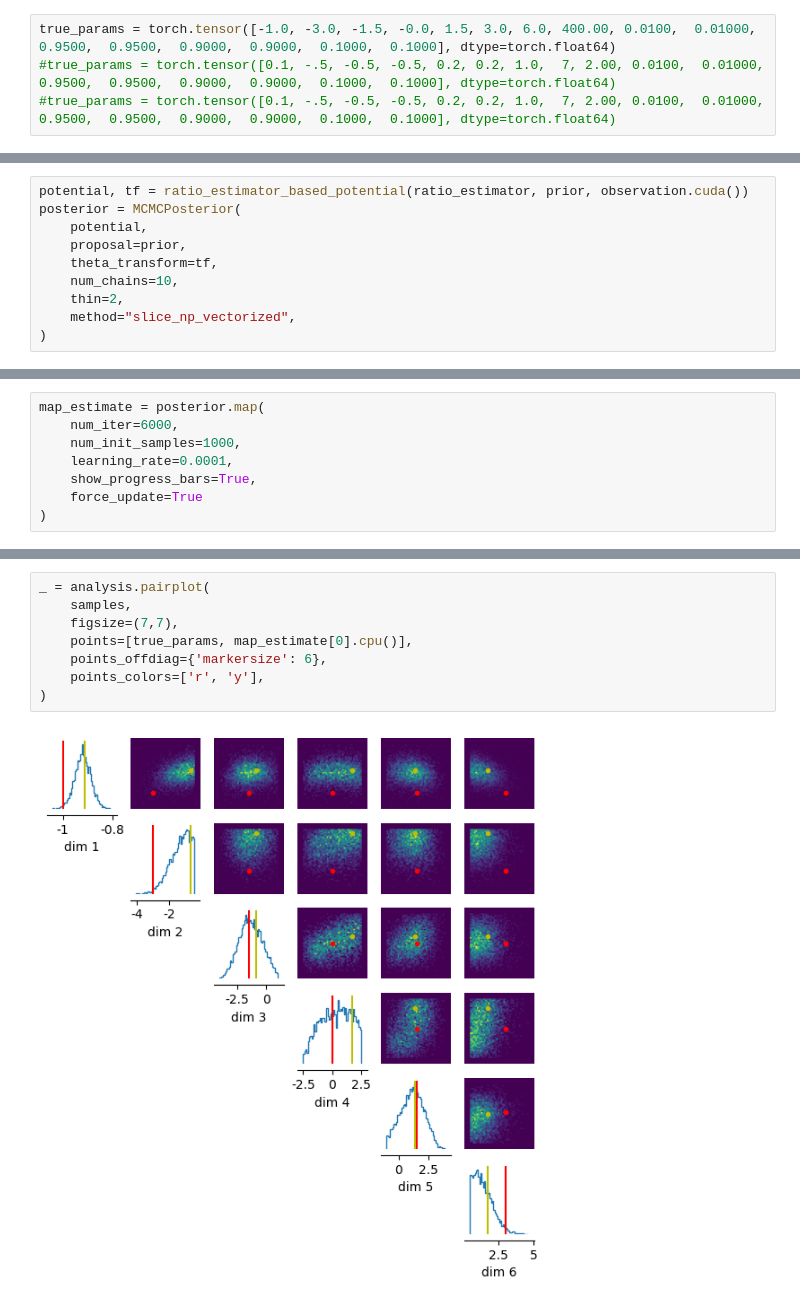
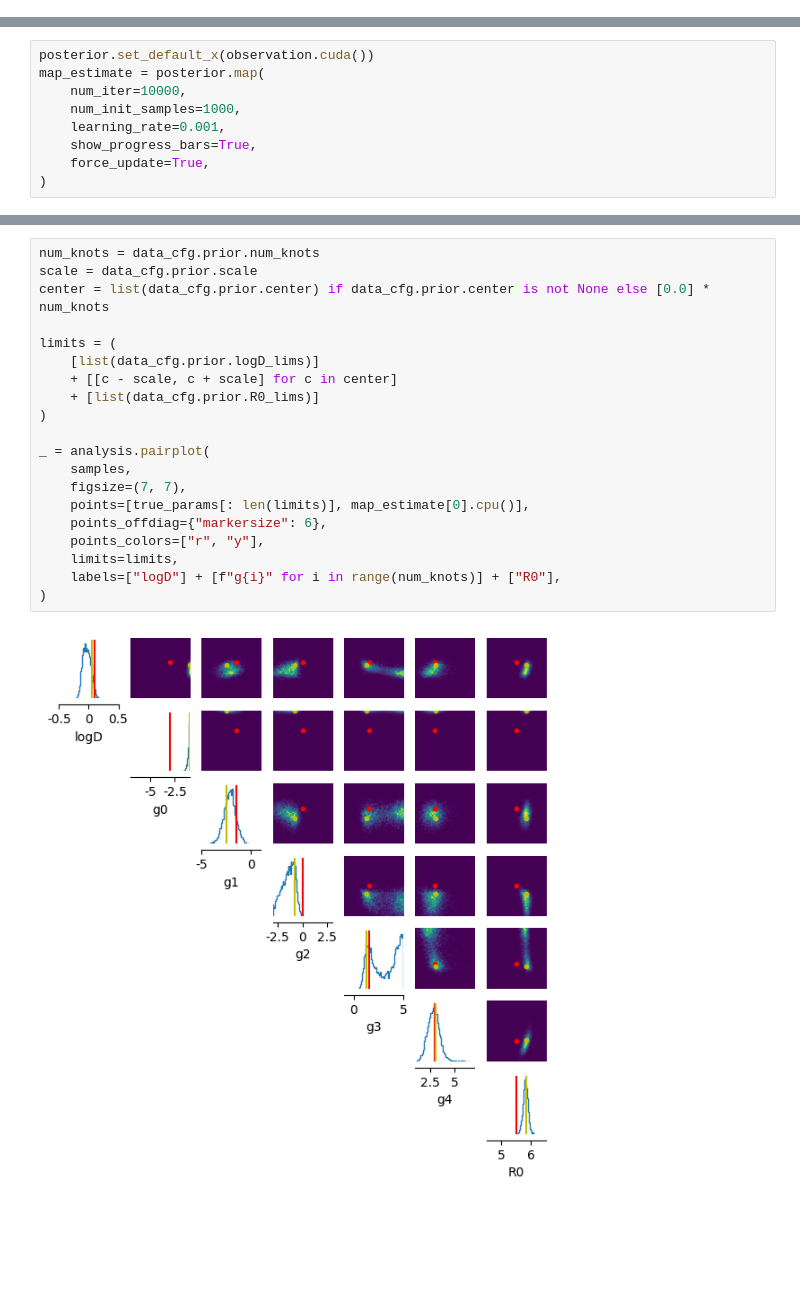
Before and after one commit to covinolab/smFRET_sbi, a Jupyter notebook: analysis/eval_likelihood_ratios.ipynb, the cells around one changed output, grey strips where cells are left out. Cells and saved outputs as stored; diff of their text form; blank space fills up the shorter version.

```diff
--- a/analysis/eval_likelihood_ratios.ipynb
+++ b/analysis/eval_likelihood_ratios.ipynb
@@ -59,4 +94,0 @@ elif data_cfg.simulator.mode == "binding":
-# %%
-true_params = torch.tensor([-1.0, -3.0, -1.5, -0.0, 1.5, 3.0, 6.0, 400.00, 0.0100,  0.01000,  0.9500,  0.9500,  0.9000,  0.9000,  0.1000,  0.1000], dtype=torch.float64)
-#true_params = torch.tensor([0.1, -.5, -0.5, -0.5, 0.2, 0.2, 1.0,  7, 2.00, 0.0100,  0.01000,  0.9500,  0.9500,  0.9000,  0.9000,  0.1000,  0.1000], dtype=torch.float64)
-#true_params = torch.tensor([0.1, -.5, -0.5, -0.5, 0.2, 0.2, 1.0,  7, 2.00, 0.0100,  0.01000,  0.9500,  0.9500,  0.9000,  0.9000,  0.1000,  0.1000], dtype=torch.float64)
@@ -116,10 +170,0 @@ ratio_estimator.eval();
-# %%
-potential, tf = ratio_estimator_based_potential(ratio_estimator, prior, observation.cuda())
-posterior = MCMCPosterior(
-    potential,
-    proposal=prior,
-    theta_transform=tf,
-    num_chains=10,
-    thin=2,
-    method="slice_np_vectorized",
-)
@@ -185,9 +211,10 @@ samples = posterior.sample(
 # %%
+posterior.set_default_x(observation.cuda())
 map_estimate = posterior.map(
-    num_iter=6000,
+    num_iter=10000,
     num_init_samples=1000,
-    learning_rate=0.0001,
+    learning_rate=0.001,
     show_progress_bars=True,
-    force_update=True
+    force_update=True,
 )
 # %% [output]
@@ -195,13 +224,25 @@ map_estimate = posterior.map(
 # %%
+num_knots = data_cfg.prior.num_knots
+scale = data_cfg.prior.scale
+center = list(data_cfg.prior.center) if data_cfg.prior.center is not None else [0.0] * num_knots
+
+limits = (
+    [list(data_cfg.prior.logD_lims)]
+    + [[c - scale, c + scale] for c in center]
+    + [list(data_cfg.prior.R0_lims)]
+)
+
 _ = analysis.pairplot(
     samples,
-    figsize=(7,7),
-    points=[true_params, map_estimate[0].cpu()],
-    points_offdiag={'markersize': 6},
-    points_colors=['r', 'y'],
+    figsize=(7, 7),
+    points=[true_params[: len(limits)], map_estimate[0].cpu()],
+    points_offdiag={"markersize": 6},
+    points_colors=["r", "y"],
+    limits=limits,
+    labels=["logD"] + [f"g{i}" for i in range(num_knots)] + ["R0"],
 )
 # %% [output]
-[figure, old version]
+[figure, new version]
 # %%
 x_min, x_max = -2, 21
 
```
Also changed, not shown: parts of 31 cells of this notebook, 10 other files.
